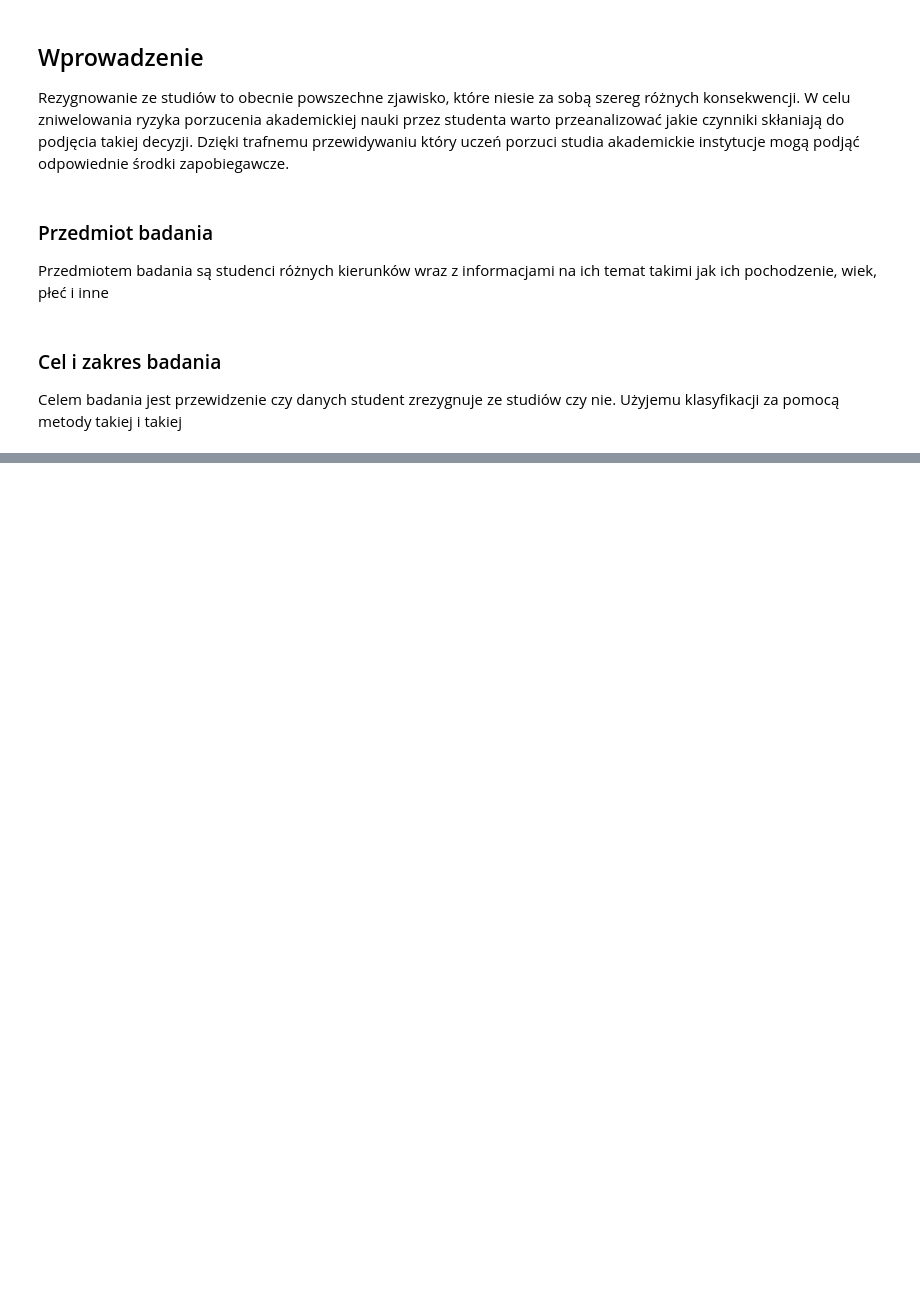
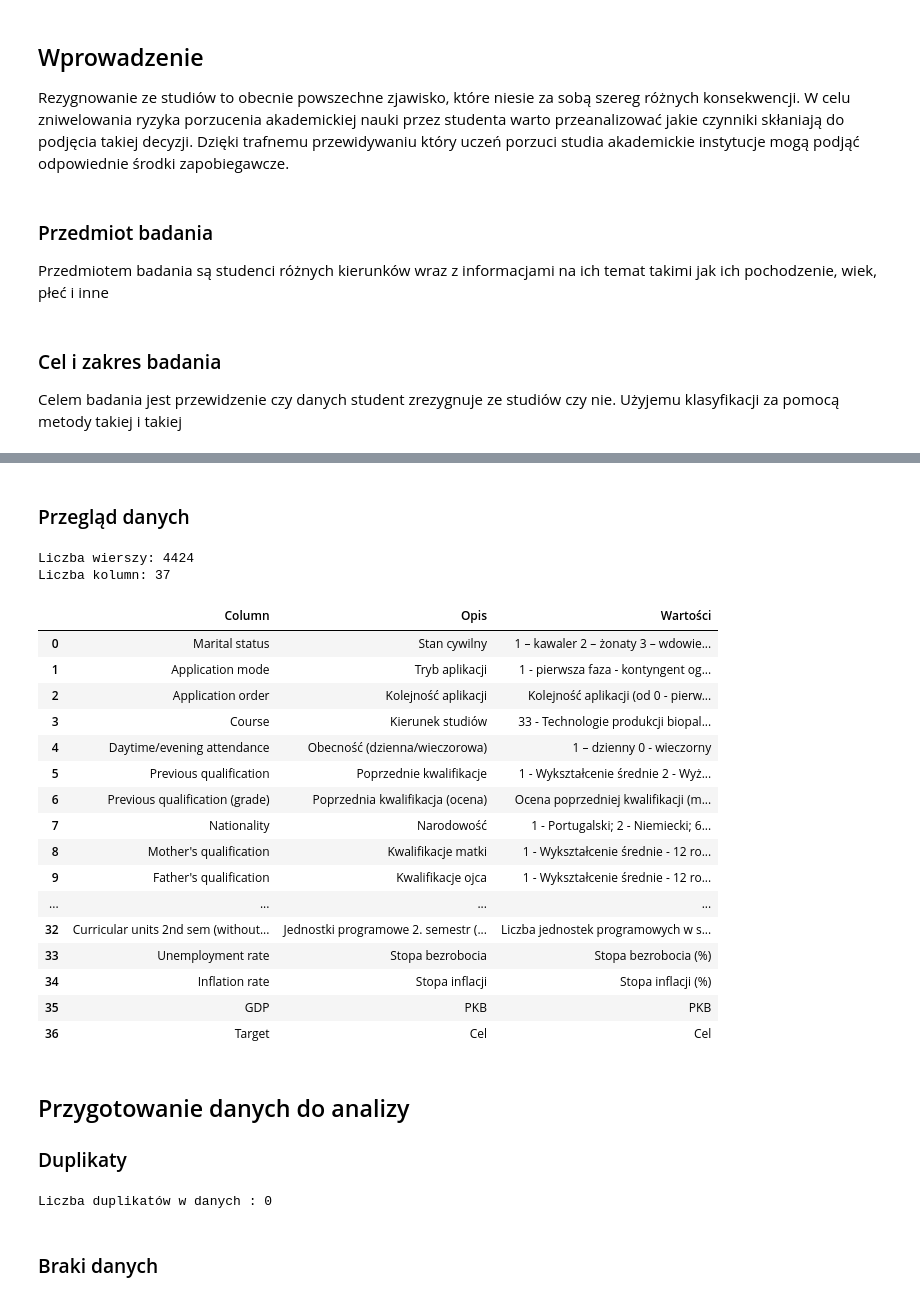
Before and after one commit to KamilMarshal/MAD_classification_project, a Jupyter notebook: ProjectNotebook.ipynb, the cells around one changed output, grey strips where cells are left out. Drawn from its saved outputs; the diff is of its cells as text; code cells hidden in the pictures; blank space fills up the shorter version.

```diff
--- a/ProjectNotebook.ipynb
+++ b/ProjectNotebook.ipynb
@@ -87,0 +29,8 @@ Zmienne dostępne do analizy to:
+# %%
+import numpy as np
+import pandas as pd
+import matplotlib.pyplot as plt
+import seaborn as sns
+
+pd.set_option('display.max_columns', None)
+pd.set_option('display.width', None)
@@ -87,0 +51,42 @@ Zmienne dostępne do analizy to:
+# %% [markdown]
+### Przegląd danych
+# %%
+print("Liczba wierszy:", data.shape[0])
+print("Liczba kolumn:", data.shape[1])
+# %% [output]
+Liczba wierszy: 4424
+Liczba kolumn: 37
+# %%
+# Definicja kolumn i ich opisów
+columns_data = pd.read_csv("data_description.csv")
+columns_df = pd.DataFrame(columns_data)
+pd.set_option('display.max_colwidth', None)
+columns_df
+# %% [output]
+|  | Column | Opis | Wartości |
+| 0 | Marital status | Stan cywilny | 1 – kawaler 2 – żonaty 3 – wdowie... |
+| 1 | Application mode | Tryb aplikacji | 1 - pierwsza faza - kontyngent og... |
+| 2 | Application order | Kolejność aplikacji | Kolejność aplikacji (od 0 - pierw... |
+| 3 | Course | Kierunek studiów | 33 - Technologie produkcji biopal... |
+| 4 | Daytime/evening attendance | Obecność (dzienna/wieczorowa) | 1 – dzienny 0 - wieczorny |
+| 5 | Previous qualification | Poprzednie kwalifikacje | 1 - Wykształcenie średnie 2 - Wyż... |
+| 6 | Previous qualification (grade) | Poprzednia kwalifikacja (ocena) | Ocena poprzedniej kwalifikacji (m... |
+| 7 | Nationality | Narodowość | 1 - Portugalski; 2 - Niemiecki; 6... |
+| 8 | Mother's qualification | Kwalifikacje matki | 1 - Wykształcenie średnie - 12 ro... |
+| 9 | Father's qualification | Kwalifikacje ojca | 1 - Wykształcenie średnie - 12 ro... |
+| ... | ... | ... | ... |
+| 32 | Curricular units 2nd sem (without... | Jednostki programowe 2. semestr (... | Liczba jednostek programowych w s... |
+| 33 | Unemployment rate | Stopa bezrobocia | Stopa bezrobocia (%) |
+| 34 | Inflation rate | Stopa inflacji | Stopa inflacji (%) |
+| 35 | GDP | PKB | PKB |
+| 36 | Target | Cel | Cel |
+# %% [markdown]
+## Przygotowanie danych do analizy
+
+### Duplikaty
+# %%
+print(f"Liczba duplikatów w danych : {data.duplicated().sum()}")
+# %% [output]
+Liczba duplikatów w danych : 0
+# %% [markdown]
+### Braki danych
```
Also changed, not shown: parts of 10 cells of this notebook, 3 other files.
